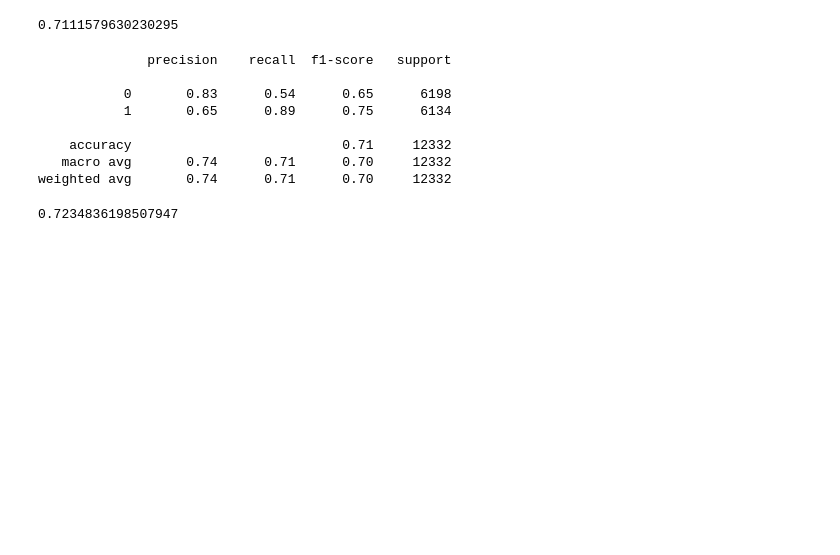
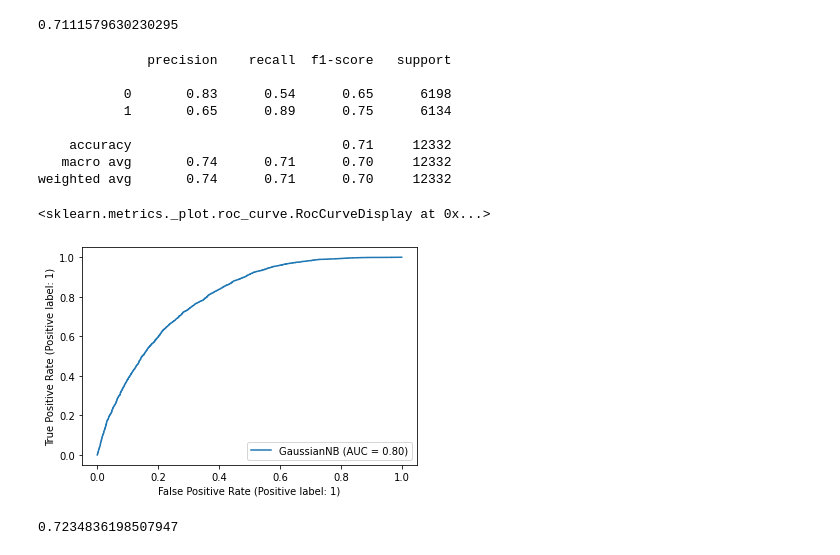
Before and after one commit to gitongithub/ML-Project, a Jupyter notebook: Model Training/ClfMod.ipynb, the cells around one changed output. Cells and saved outputs as stored; diff of their text form; code cells hidden in the pictures; blank space fills up the shorter version.

```diff
--- a/Model Training/ClfMod.ipynb
+++ b/Model Training/ClfMod.ipynb
@@ -95,6 +95,11 @@ print(classification_report(testoutput, gnb.predict(testinput)))
     accuracy                           0.71     12332
    macro avg       0.74      0.71      0.70     12332
 weighted avg       0.74      0.71      0.70     12332
+# %%
+metrics.plot_roc_curve(gnb, testinput, testoutput)
+# %% [output]
+<sklearn.metrics._plot.roc_curve.RocCurveDisplay at 0x...>
+[figure, added]
 # %%
 dtc= DecisionTreeClassifier()
 dtc.fit(traininput, trainoutput)
```
